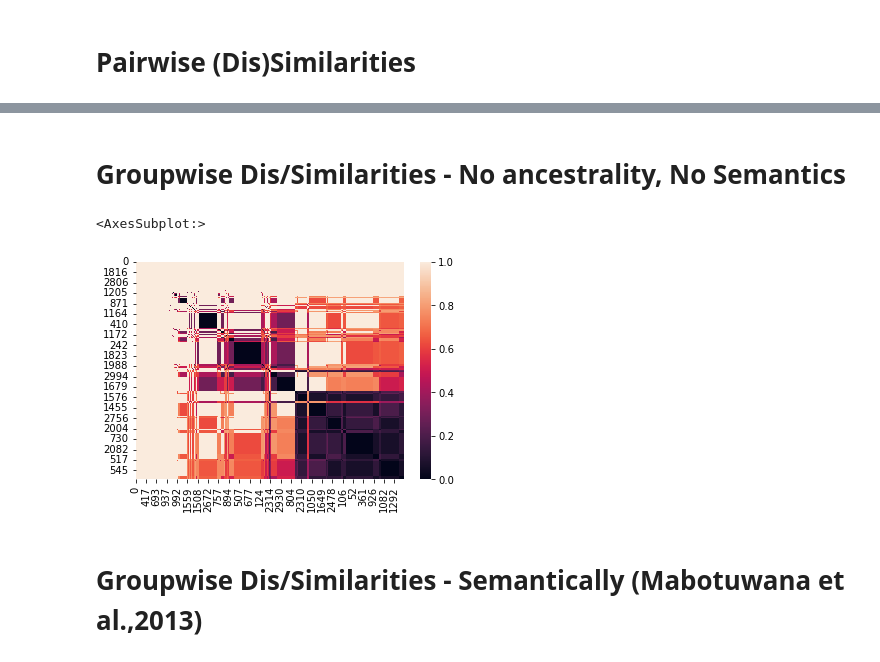
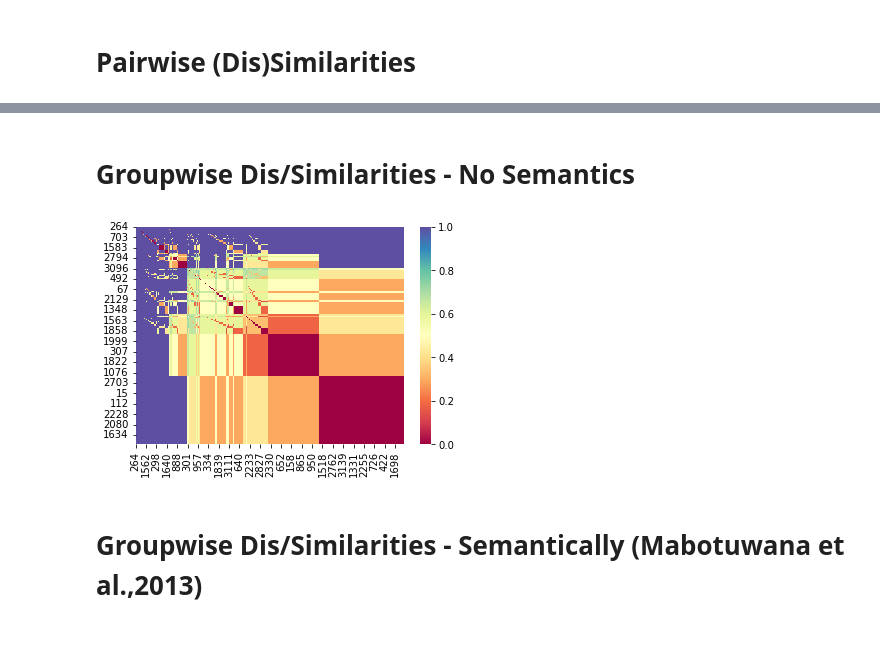
Before and after one commit to lucasmadda/On-Semantically-Aware-Data-Science-An-Application-of-the-Disease-Ontology-DO-to-Clustering-COVID, a Jupyter notebook: Groupwise similarities.ipynb, the cells around one changed output, grey strips where cells are left out. Drawn from its saved outputs; the diff is of its cells as text; code cells hidden in the pictures.

```diff
--- a/Groupwise similarities.ipynb
+++ b/Groupwise similarities.ipynb
@@ -7,0 +10,2 @@ import numpy as np
+# %%
+palette = sns.color_palette("Spectral", as_cmap=True)
@@ -8,11 +14,11 @@ import numpy as np
 # %%
 labels = pd.read_csv("labels.csv",index_col=[0]).iloc[:,0]
 data = pd.read_csv("data.csv",index_col=[0])
-bina = pd.read_csv("binary_no_ancestrality.csv",index_col=[0])
-bina_a = pd.read_csv("binary_with_ancestrality.csv",index_col=[0])
+bins = pd.read_csv("binary.csv",index_col=[0])
 sims = pd.read_csv("wang_pairwise_similarities.csv",index_col=[0])
 
-sims.index = sims.index.str.replace("DOID:","obo.DOID_")
-sims.columns = sims.columns.str.replace("DOID:","obo.DOID_")
+sims.index = sims.index.str.replace("DOID:","")
+sims.columns = sims.columns.str.replace("DOID:","")
+
 
 dsims = 1-sims
@@ -30,13 +78,13 @@ plt.show()
 # %% [markdown]
-# Groupwise Dis/Similarities - No ancestrality, No Semantics
+# Groupwise Dis/Similarities - No Semantics
 # %%
-groupwise_cosine_sim = pd.DataFrame(cosine_similarity(bina))
+groupwise_cosine_sim = pd.DataFrame(cosine_similarity(bins))
 groupwise_cosine_dsim = 1 - groupwise_cosine_sim
 # %%
-a = groupwise_cosine_dsim.mean().sort_values(ascending = False).index
-sns.heatmap(groupwise_cosine_dsim.loc[a,a])
+a = groupwise_cosine_dsim.sum().sort_values(ascending = False).index
+sns.heatmap(groupwise_cosine_dsim.loc[a,a], cmap = palette)
+plt.show()
 # %% [output]
-<AxesSubplot:>
-[figure, old version]
+[figure, new version]
 # %% [markdown]
 # Groupwise Dis/Similarities - Semantically (Mabotuwana et al.,2013)
```
Also changed, not shown: parts of 25 cells of this notebook, 42 other files.
